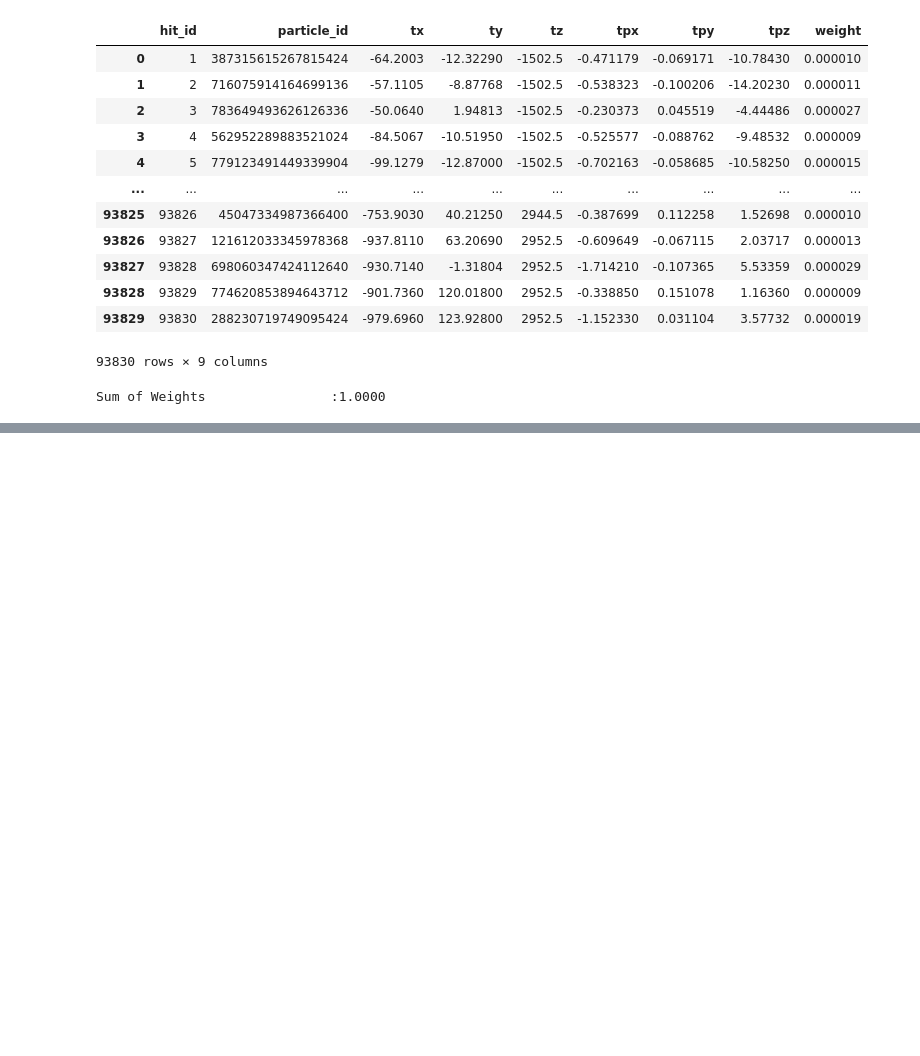
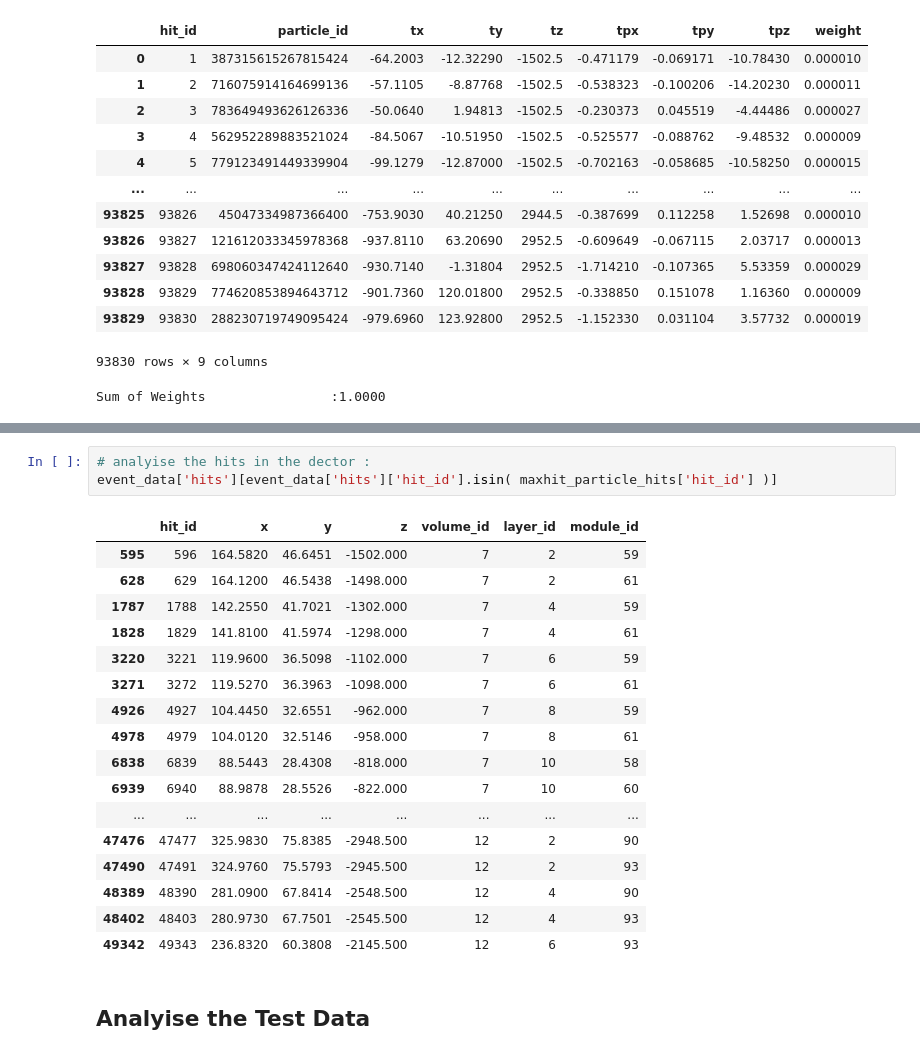
Before and after one commit to Ashmit0/TrackML-Particle-Tracking, a Jupyter notebook: Notebooks/EDA.ipynb, the cells around one changed output, grey strips where cells are left out. Saved outputs shown, nothing was run; the diff lists cells and outputs as text; blank space fills up the shorter version.

```diff
--- a/Notebooks/EDA.ipynb
+++ b/Notebooks/EDA.ipynb
@@ -167,0 +202,23 @@ Sum of Weights                :1.0000
+# %%
+# analyise the hits in the dector :
+event_data['hits'][event_data['hits']['hit_id'].isin( maxhit_particle_hits['hit_id'] )]
+# %% [output]
+|  | hit_id | x | y | z | volume_id | layer_id | module_id |
+| 595 | 596 | 164.5820 | 46.6451 | -1502.000 | 7 | 2 | 59 |
+| 628 | 629 | 164.1200 | 46.5438 | -1498.000 | 7 | 2 | 61 |
+| 1787 | 1788 | 142.2550 | 41.7021 | -1302.000 | 7 | 4 | 59 |
+| 1828 | 1829 | 141.8100 | 41.5974 | -1298.000 | 7 | 4 | 61 |
+| 3220 | 3221 | 119.9600 | 36.5098 | -1102.000 | 7 | 6 | 59 |
+| 3271 | 3272 | 119.5270 | 36.3963 | -1098.000 | 7 | 6 | 61 |
+| 4926 | 4927 | 104.4450 | 32.6551 | -962.000 | 7 | 8 | 59 |
+| 4978 | 4979 | 104.0120 | 32.5146 | -958.000 | 7 | 8 | 61 |
+| 6838 | 6839 | 88.5443 | 28.4308 | -818.000 | 7 | 10 | 58 |
+| 6939 | 6940 | 88.9878 | 28.5526 | -822.000 | 7 | 10 | 60 |
+| ... | ... | ... | ... | ... | ... | ... | ... |
+| 47476 | 47477 | 325.9830 | 75.8385 | -2948.500 | 12 | 2 | 90 |
+| 47490 | 47491 | 324.9760 | 75.5793 | -2945.500 | 12 | 2 | 93 |
+| 48389 | 48390 | 281.0900 | 67.8414 | -2548.500 | 12 | 4 | 90 |
+| 48402 | 48403 | 280.9730 | 67.7501 | -2545.500 | 12 | 4 | 93 |
+| 49342 | 49343 | 236.8320 | 60.3808 | -2145.500 | 12 | 6 | 93 |
+# %% [markdown]
+## Analyise the Test Data
```
Also changed, not shown: parts of 14 cells of this notebook.
